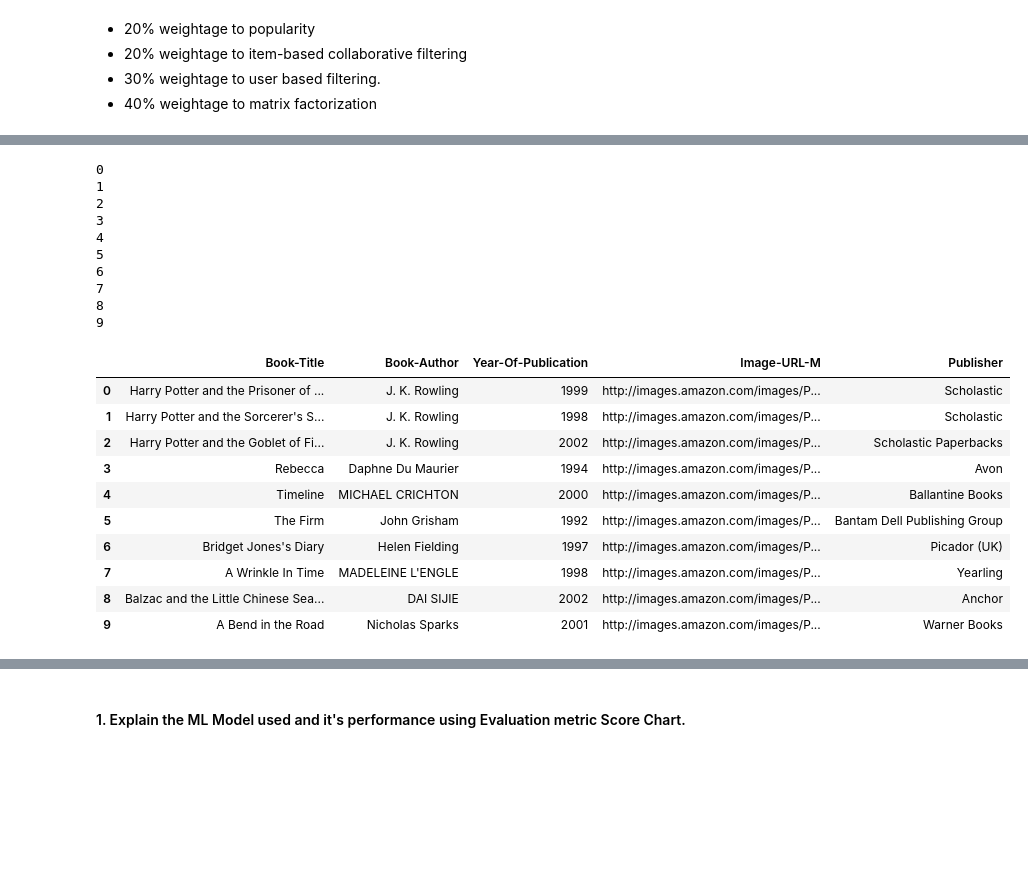
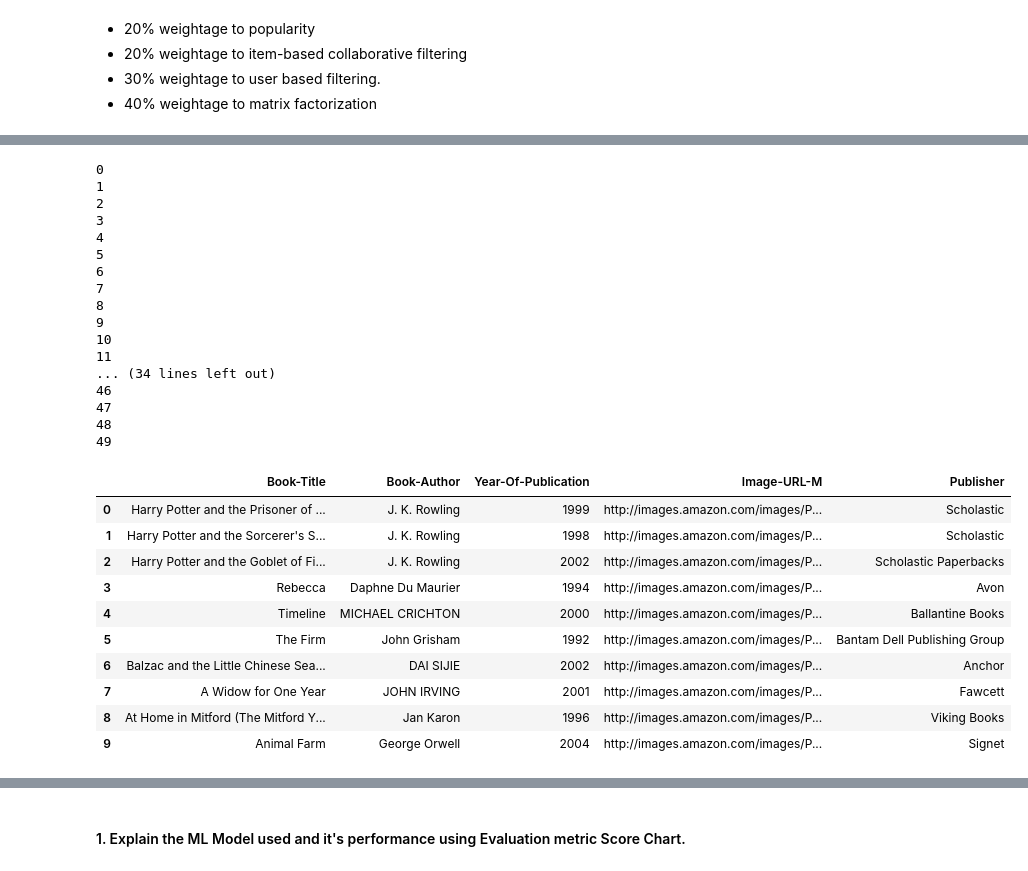
Before and after one commit to Pratik94229/Book-Recommendation-System, a Jupyter notebook: Books_Recommendation_System.ipynb, the cells around one changed output, grey strips where cells are left out. Drawn from its saved outputs; the diff is of its cells as text; code cells hidden in the pictures; blank space fills up the shorter version.

Commit message:
Minor bugs fixed with exception handling

```diff
--- a/Books_Recommendation_System.ipynb
+++ b/Books_Recommendation_System.ipynb
@@ -1208,6 +1209,7 @@ def nearestNeighbourRatings(activeUser,K):
 # Using predicted Ratings to find the top N Recommendations for the active user
 
 def topNRecommendations(activeUser,N):
+  try:
     # Using the 10 nearest neighbours to find the predicted ratings
     predictItemRating=nearestNeighbourRatings(activeUser,10)
 
@@ -1225,6 +1227,8 @@ def topNRecommendations(activeUser,N):
     topRecommendationTitles=(final_filtered_df.loc[final_filtered_df['Book-Title'].isin(topRecommendations.index)])
     list(set(topRecommendationTitles['Book-Title']))
     return final_filtered_df[final_filtered_df['Book-Title'].isin(list(set(topRecommendationTitles['Book-Title'])))].drop_duplicates('Book-Title')[['Book-Title','Book-Author','Year-Of-Publication','Publisher','Image-URL-M']].reset_index().drop(['index'],axis=1)
+  except:
+    return None
 # %%
 # Let's take this for a spin
 activeUser=3363
@@ -1932,5 +1987,5 @@ Test time         0.16    0.07    0.20    0.12    0.13    0.13    0.04
 # %%
-def Hybrid_recommender(user_id,book_name,popular_books,df):
+def Hybrid_recommender(user_id,book_name,popular_books):
   #finding author of the book
   author=books_df[books_df['Book-Title']==book_name]['Book-Author'].unique()[0]
 
@@ -1938,7 +1993,8 @@ def Hybrid_recommender(user_id,book_name,popular_books,df):
   result=popular_books[~(popular_books['Book-Title']==book_name)].head(2)
 
   #popular books based on similar author
-  filter_author_books=result[result['Book-Author']==author].head(2)
+  filter_author_books=result[result['Book-Author']==author]
+  filter_author_books=filter_author_books[~(filter_author_books['Book-Title']==book_name)].head(2)
 
   #concating two dataframe(20% weight to both)
   result = pd.concat([result,filter_author_books], ignore_index=True).drop_duplicates('Book-Title')
@@ -1946,47 +2002,63 @@ def Hybrid_recommender(user_id,book_name,popular_books,df):
 
   #using item based collaborative filtering(20% weight)
   recom_df=Item_based_recomm(book_pivot,book_name)
-  recom_df=recom_df.head(2)
-
-
-  #concating two dataframe
-  result = pd.concat([result,recom_df], ignore_index=True).drop_duplicates('Book-Title')
+  recom_df=recom_df[~(recom_df['Book-Title']==book_name)].head(2)
+  if recom_df is None:
+    pass
+  else:
+    #concating two dataframe
+    result = pd.concat([result,recom_df], ignore_index=True).drop_duplicates('Book-Title')
 
   #using user based filtering(30% weight)
   user_df=topNRecommendations(user_id,3)
-
-
-  #concating two dataframe
-  result = pd.concat([result,user_df], ignore_index=True).drop_duplicates('Book-Title')
+  user_df=user_df[~(user_df['Book-Title']==book_name)]
+  if user_df is None:
+    pass
+  else:
+    #concating two dataframe
+    result = pd.concat([result,user_df], ignore_index=True).drop_duplicates('Book-Title')
 
   #using matrix factorization(40% weight)
-  matrix_df=matrix_fac_recommendation(user_id)
-  matrix_df=matrix_df.head(4)
+  try:
+    matrix_df=matrix_fac_recommendation(user_id)
+    matrix_df=matrix_df.head(4)
+  except:
+    return None
+  if matrix_df is None:
+    pass
+  else:
+    #concating two dataframe
+    result = pd.concat([result, matrix_df], ignore_index=True).drop_duplicates('Book-Title')
 
-  #concating two dataframe
-  result = pd.concat([result, matrix_df], ignore_index=True).drop_duplicates('Book-Title')
   return result[['Book-Title','Book-Author','Year-Of-Publication','Image-URL-M','Publisher']].head(10)
 # %%
-Hybrid_recommender(2766,'Harry Potter and the Goblet of Fire (Book 4)',popular_books,df)
+Hybrid_recommender(2766,'Harry Potter and the Goblet of Fire (Book 4)',popular_books)
 # %% [output]
 0
 1
 2
 3
 4
 5
 6
 7
 8
 9
+10
+11
+... (34 lines left out)
+46
+47
+48
+49
 |  | Book-Title | Book-Author | Year-Of-Publication | Image-URL-M | Publisher |
 | 0 | Harry Potter and the Prisoner of ... | J. K. Rowling | 1999 | http://images.amazon.com/images/P... | Scholastic |
 | 1 | Harry Potter and the Sorcerer's S... | J. K. Rowling | 1998 | http://images.amazon.com/images/P... | Scholastic |
 | 2 | Harry Potter and the Goblet of Fi... | J. K. Rowling | 2002 | http://images.amazon.com/images/P... | Scholastic Paperbacks |
 | 3 | Rebecca | Daphne Du Maurier | 1994 | http://images.amazon.com/images/P... | Avon |
 | 4 | Timeline | MICHAEL CRICHTON | 2000 | http://images.amazon.com/images/P... | Ballantine Books |
 | 5 | The Firm | John Grisham | 1992 | http://images.amazon.com/images/P... | Bantam Dell Publishing Group |
-| 6 | Bridget Jones's Diary | Helen Fielding | 1997 | http://images.amazon.com/images/P... | Picador (UK) |
-| 7 | A Wrinkle In Time | MADELEINE L'ENGLE | 1998 | http://images.amazon.com/images/P... | Yearling |
-| 8 | Balzac and the Little Chinese Sea... | DAI SIJIE | 2002 | http://images.amazon.com/images/P... | Anchor |
-| 9 | A Bend in the Road | Nicholas Sparks | 2001 | http://images.amazon.com/images/P... | Warner Books |
+| 6 | Balzac and the Little Chinese Sea... | DAI SIJIE | 2002 | http://images.amazon.com/images/P... | Anchor |
+| 7 | A Widow for One Year | JOHN IRVING | 2001 | http://images.amazon.com/images/P... | Fawcett |
+| 8 | At Home in Mitford (The Mitford Y... | Jan Karon | 1996 | http://images.amazon.com/images/P... | Viking Books |
+| 9 | Animal Farm | George Orwell | 2004 | http://images.amazon.com/images/P... | Signet |
```
Also changed, not shown: parts of 35 cells of this notebook.
